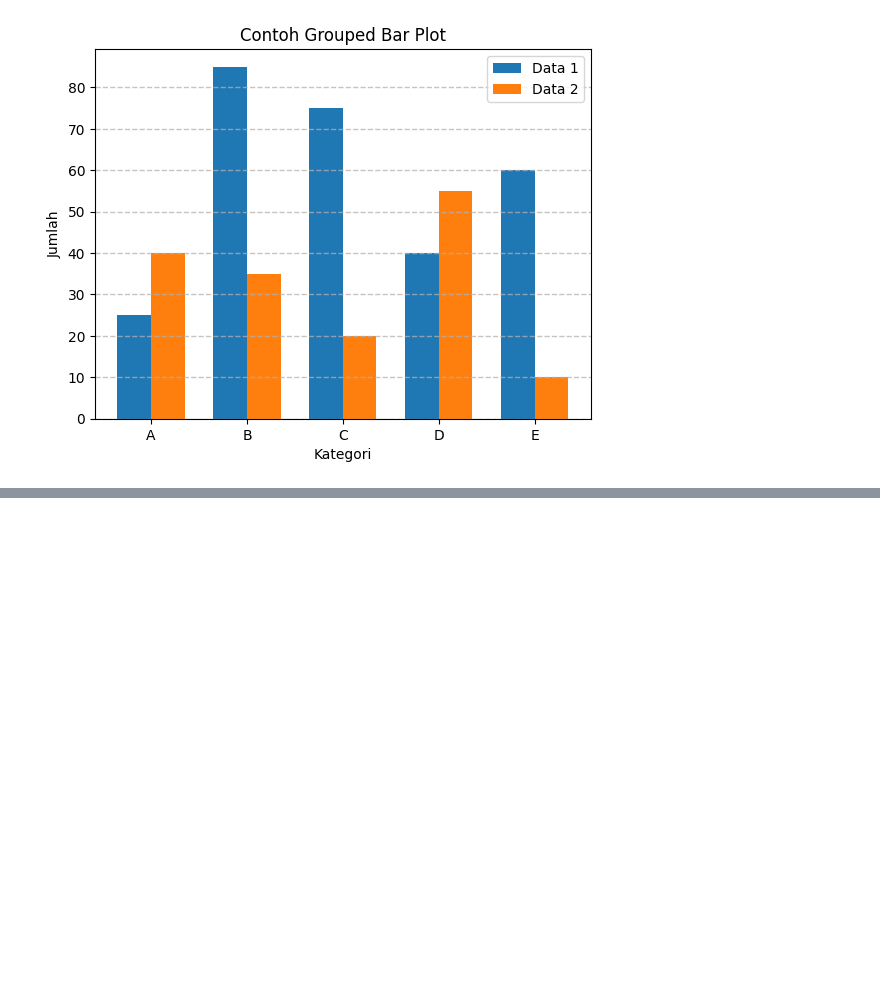
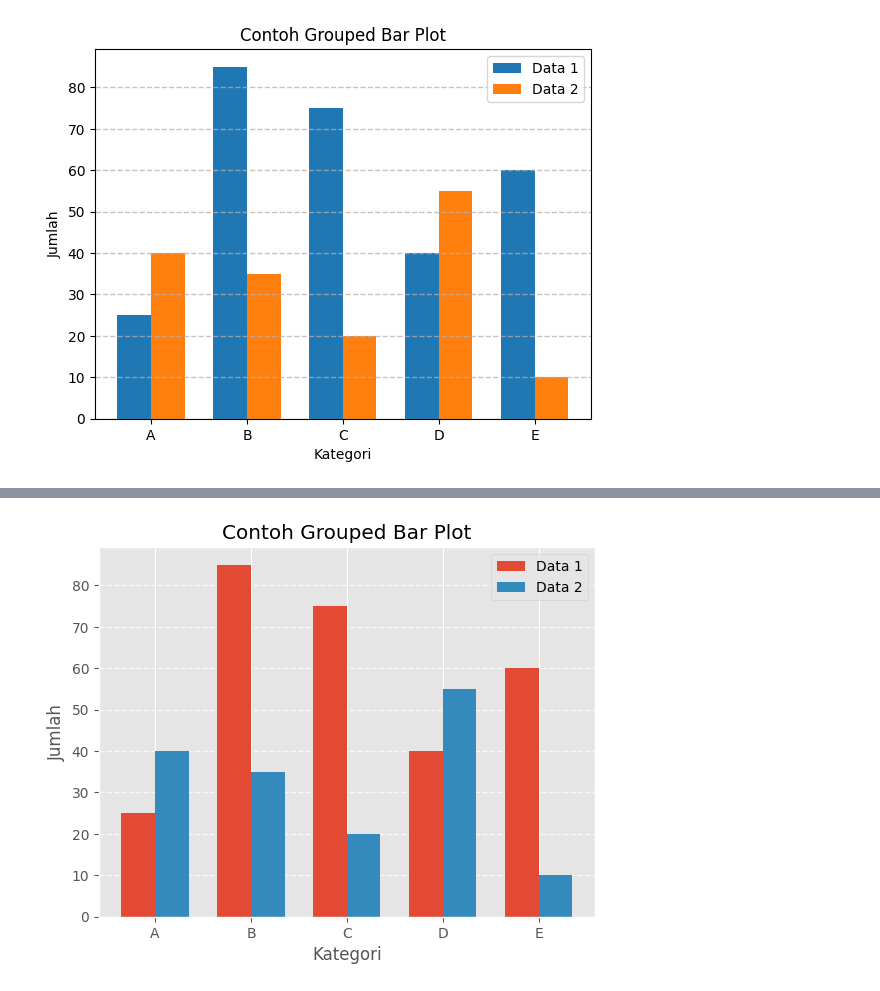
Before and after one commit to LatiefDataVisionary/matplotlib-with-indonesia-belajar, a Jupyter notebook: Matplotlib_09_Matplotlib_Style.ipynb, the cells around one changed output, grey strips where cells are left out. Drawn from its saved outputs; the diff is of its cells as text; code cells hidden in the pictures; blank space fills up the shorter version.

```diff
--- a/Matplotlib_09_Matplotlib_Style.ipynb
+++ b/Matplotlib_09_Matplotlib_Style.ipynb
@@ -47,0 +70,5 @@ gambar_barplot()
+# %%
+style.use('ggplot')
+gambar_barplot()
+# %% [output]
+[figure, added]
```
Also changed, not shown: parts of 5 cells of this notebook.
